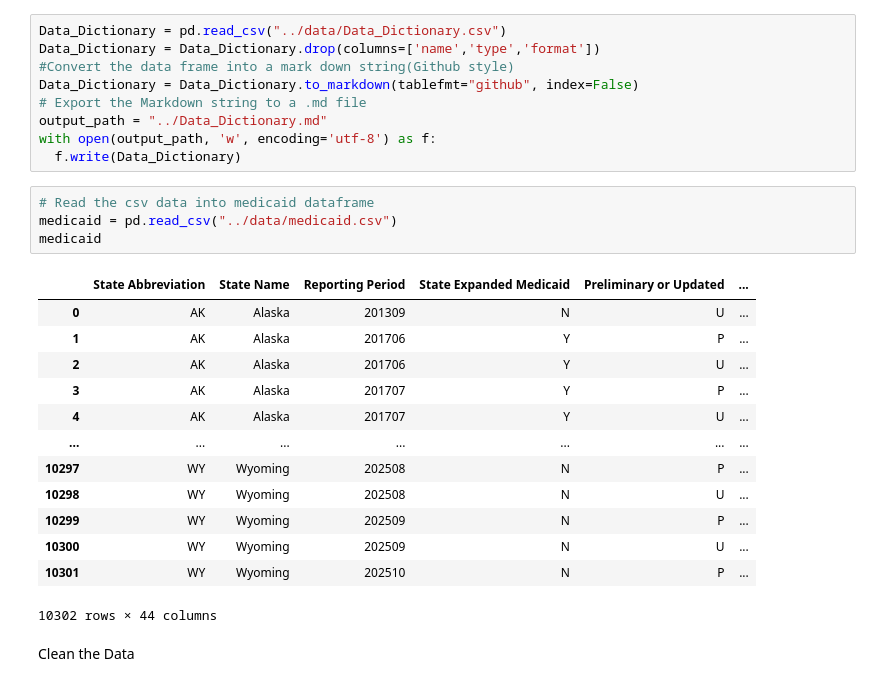
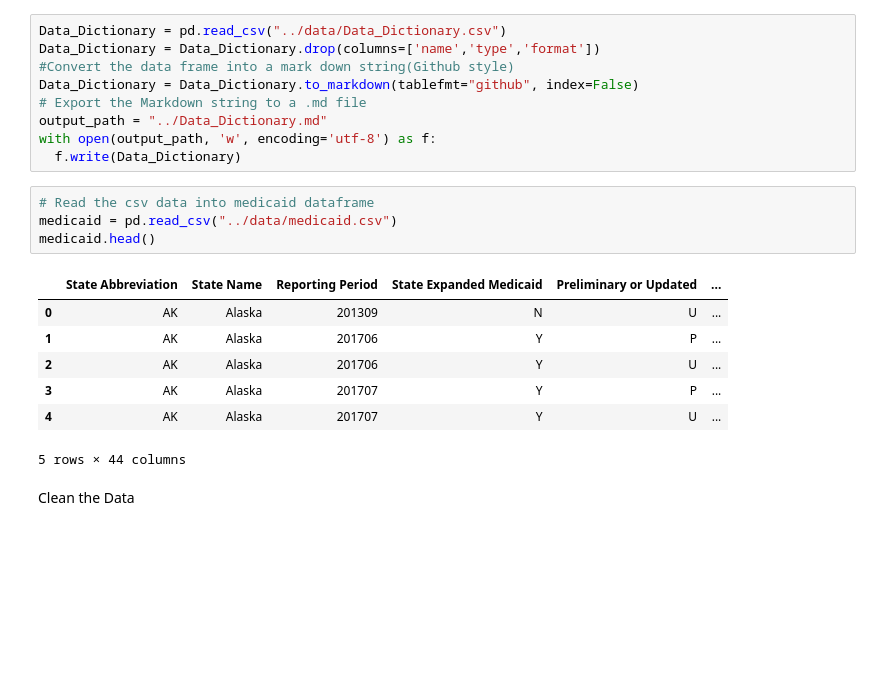
Before and after one commit to ADoddala/medicaid_CHIP_eligibility, a Jupyter notebook: notebooks/medicaid_chip_analysis.ipynb, the cells around one changed output. Cells and saved outputs as stored; diff of their text form; blank space fills up the shorter version.

```diff
--- a/notebooks/medicaid_chip_analysis.ipynb
+++ b/notebooks/medicaid_chip_analysis.ipynb
@@ -18,20 +18,14 @@ with open(output_path, 'w', encoding='utf-8') as f:
 # %%
 # Read the csv data into medicaid dataframe
 medicaid = pd.read_csv("../data/medicaid.csv")
-medicaid
+medicaid.head()
 # %% [output]
 |  | State Abbreviation | State Name | Reporting Period | State Expanded Medicaid | Preliminary or Updated | ... |
 | 0 | AK | Alaska | 201309 | N | U | ... |
 | 1 | AK | Alaska | 201706 | Y | P | ... |
 | 2 | AK | Alaska | 201706 | Y | U | ... |
 | 3 | AK | Alaska | 201707 | Y | P | ... |
 | 4 | AK | Alaska | 201707 | Y | U | ... |
-| ... | ... | ... | ... | ... | ... | ... |
-| 10297 | WY | Wyoming | 202508 | N | P | ... |
-| 10298 | WY | Wyoming | 202508 | N | U | ... |
-| 10299 | WY | Wyoming | 202509 | N | P | ... |
-| 10300 | WY | Wyoming | 202509 | N | U | ... |
-| 10301 | WY | Wyoming | 202510 | N | P | ... |
-10302 rows × 44 columns
+5 rows × 44 columns
 # %% [markdown]
 Clean the Data
```
Also changed, not shown: parts of 14 cells of this notebook.
